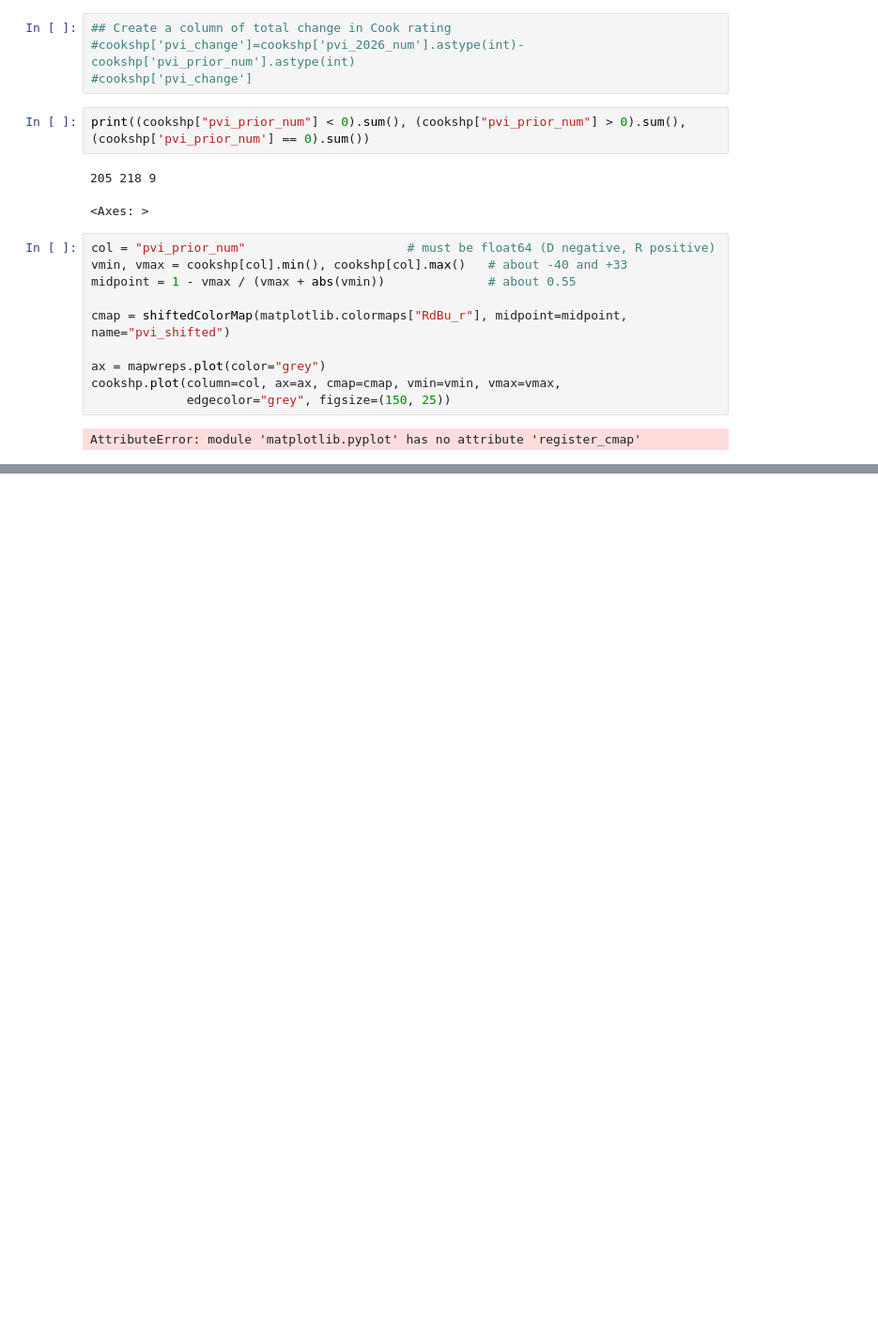
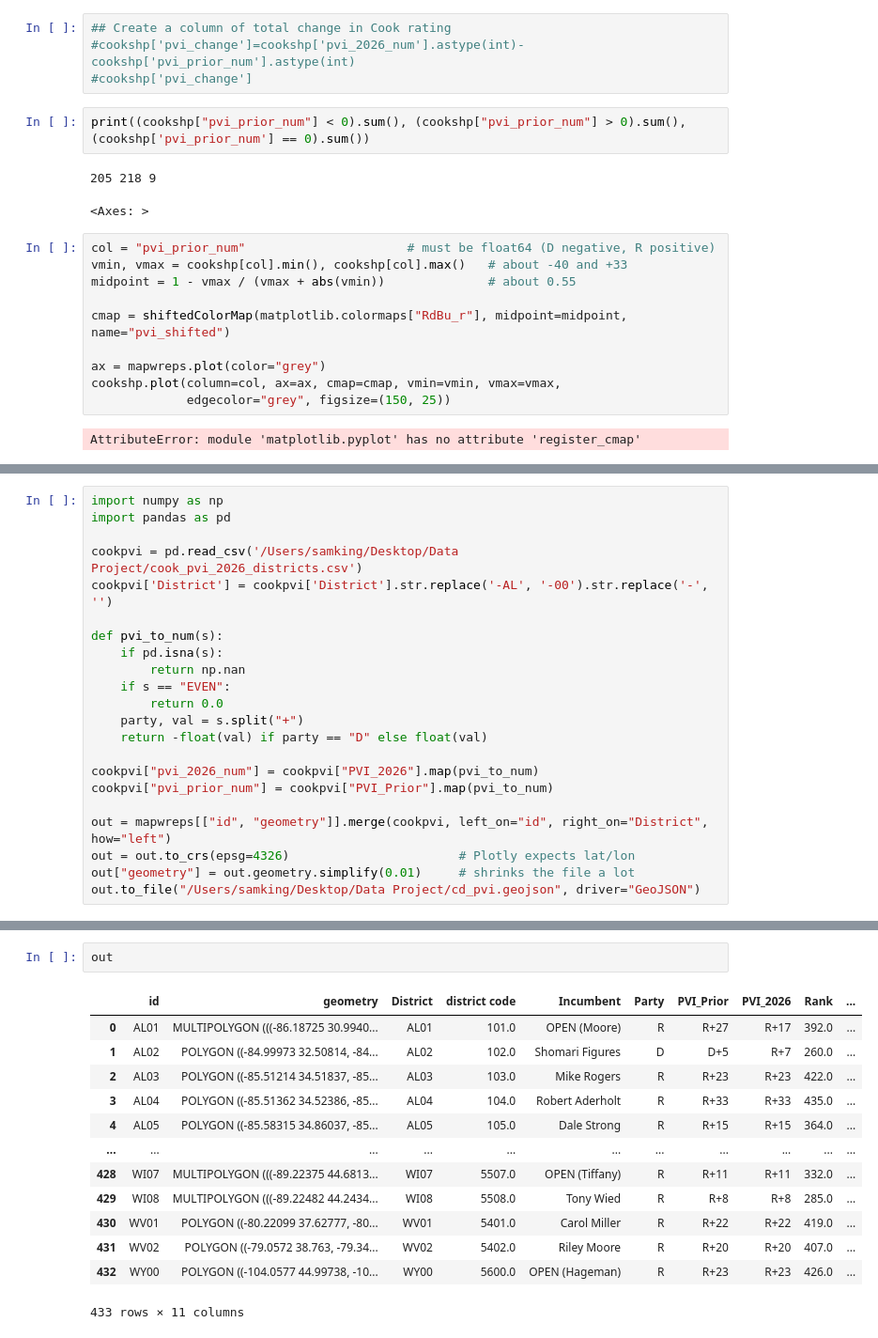
Before and after one commit to samuelpking/Electionsideproject, a Jupyter notebook: ElectionsDataProject.ipynb, the cells around one changed output, grey strips where cells are left out. Shown at 94% size. Drawn from its saved outputs; the diff is of its cells as text; blank space fills up the shorter version.

```diff
--- a/ElectionsDataProject.ipynb
+++ b/ElectionsDataProject.ipynb
@@ -170,0 +192,22 @@ AttributeError: module 'matplotlib.pyplot' has no attribute 'register_cmap'
+# %%
+import numpy as np
+import pandas as pd
+
+cookpvi = pd.read_csv('/Users/samking/Desktop/Data Project/cook_pvi_2026_districts.csv')
+cookpvi['District'] = cookpvi['District'].str.replace('-AL', '-00').str.replace('-', '')
+
+def pvi_to_num(s):
+    if pd.isna(s):
+        return np.nan
+    if s == "EVEN":
+        return 0.0
+    party, val = s.split("+")
+    return -float(val) if party == "D" else float(val)
+
+cookpvi["pvi_2026_num"] = cookpvi["PVI_2026"].map(pvi_to_num)
+cookpvi["pvi_prior_num"] = cookpvi["PVI_Prior"].map(pvi_to_num)
+
+out = mapwreps[["id", "geometry"]].merge(cookpvi, left_on="id", right_on="District", how="left")
+out = out.to_crs(epsg=4326)                       # Plotly expects lat/lon
+out["geometry"] = out.geometry.simplify(0.01)     # shrinks the file a lot
+out.to_file("/Users/samking/Desktop/Data Project/cd_pvi.geojson", driver="GeoJSON")
@@ -170,0 +304,16 @@ AttributeError: module 'matplotlib.pyplot' has no attribute 'register_cmap'
+# %%
+out
+# %% [output]
+|  | id | geometry | District | district code | Incumbent | Party | PVI_Prior | PVI_2026 | Rank | ... |
+| 0 | AL01 | MULTIPOLYGON (((-86.18725 30.9940... | AL01 | 101.0 | OPEN (Moore) | R | R+27 | R+17 | 392.0 | ... |
+| 1 | AL02 | POLYGON ((-84.99973 32.50814, -84... | AL02 | 102.0 | Shomari Figures | D | D+5 | R+7 | 260.0 | ... |
+| 2 | AL03 | POLYGON ((-85.51214 34.51837, -85... | AL03 | 103.0 | Mike Rogers | R | R+23 | R+23 | 422.0 | ... |
+| 3 | AL04 | POLYGON ((-85.51362 34.52386, -85... | AL04 | 104.0 | Robert Aderholt | R | R+33 | R+33 | 435.0 | ... |
+| 4 | AL05 | POLYGON ((-85.58315 34.86037, -85... | AL05 | 105.0 | Dale Strong | R | R+15 | R+15 | 364.0 | ... |
+| ... | ... | ... | ... | ... | ... | ... | ... | ... | ... | ... |
+| 428 | WI07 | MULTIPOLYGON (((-89.22375 44.6813... | WI07 | 5507.0 | OPEN (Tiffany) | R | R+11 | R+11 | 332.0 | ... |
+| 429 | WI08 | MULTIPOLYGON (((-89.22482 44.2434... | WI08 | 5508.0 | Tony Wied | R | R+8 | R+8 | 285.0 | ... |
+| 430 | WV01 | POLYGON ((-80.22099 37.62777, -80... | WV01 | 5401.0 | Carol Miller | R | R+22 | R+22 | 419.0 | ... |
+| 431 | WV02 | POLYGON ((-79.0572 38.763, -79.34... | WV02 | 5402.0 | Riley Moore | R | R+20 | R+20 | 407.0 | ... |
+| 432 | WY00 | POLYGON ((-104.0577 44.99738, -10... | WY00 | 5600.0 | OPEN (Hageman) | R | R+23 | R+23 | 426.0 | ... |
+433 rows × 11 columns
```
Also changed, not shown: parts of 2 cells of this notebook.
